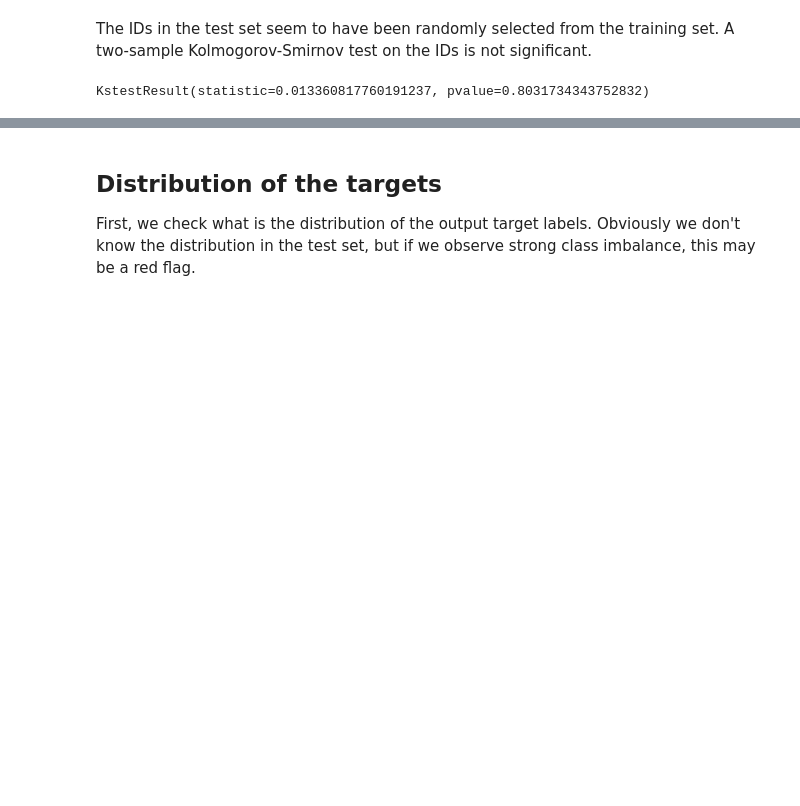
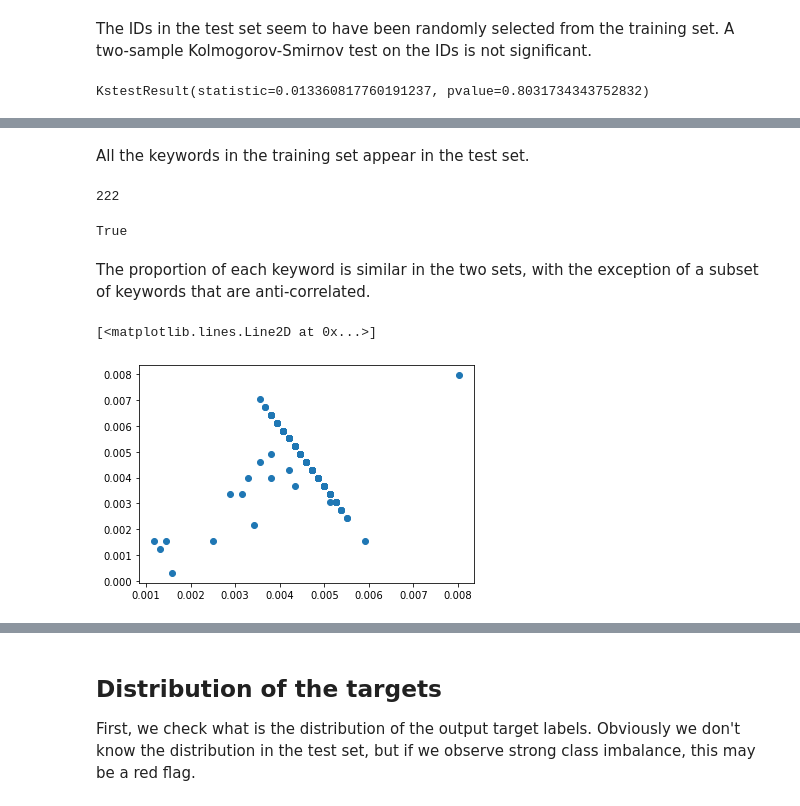
Before and after one commit to gdario/real_or_not, a Jupyter notebook: nbs/eda.ipynb, the cells around one changed output, grey strips where cells are left out. Drawn from its saved outputs; the diff is of its cells as text; code cells hidden in the pictures; blank space fills up the shorter version.

```diff
--- a/nbs/eda.ipynb
+++ b/nbs/eda.ipynb
@@ -52,0 +85,18 @@ KstestResult(statistic=0.013360817760191237, pvalue=0.8031734343752832)
+# %% [markdown]
+All the keywords in the training set appear in the test set.
+# %%
+print(len(test_df.keyword.unique()))
+test_df.keyword.isin(train_df.keyword.unique()).all()
+# %% [output]
+222
+True
+# %% [markdown]
+The proportion of each keyword is similar in the two sets, with the exception of a subset of keywords that are anti-correlated.
+# %%
+x = train_df.keyword.value_counts(normalize=True, dropna=False).sort_index()
+y = test_df.keyword.value_counts(normalize=True, dropna=False).sort_index()
+
+plt.plot(x, y, 'o')
+# %% [output]
+[<matplotlib.lines.Line2D at 0x...>]
+[figure, added]
```
Also changed, not shown: parts of 23 cells of this notebook, 8 other files.
